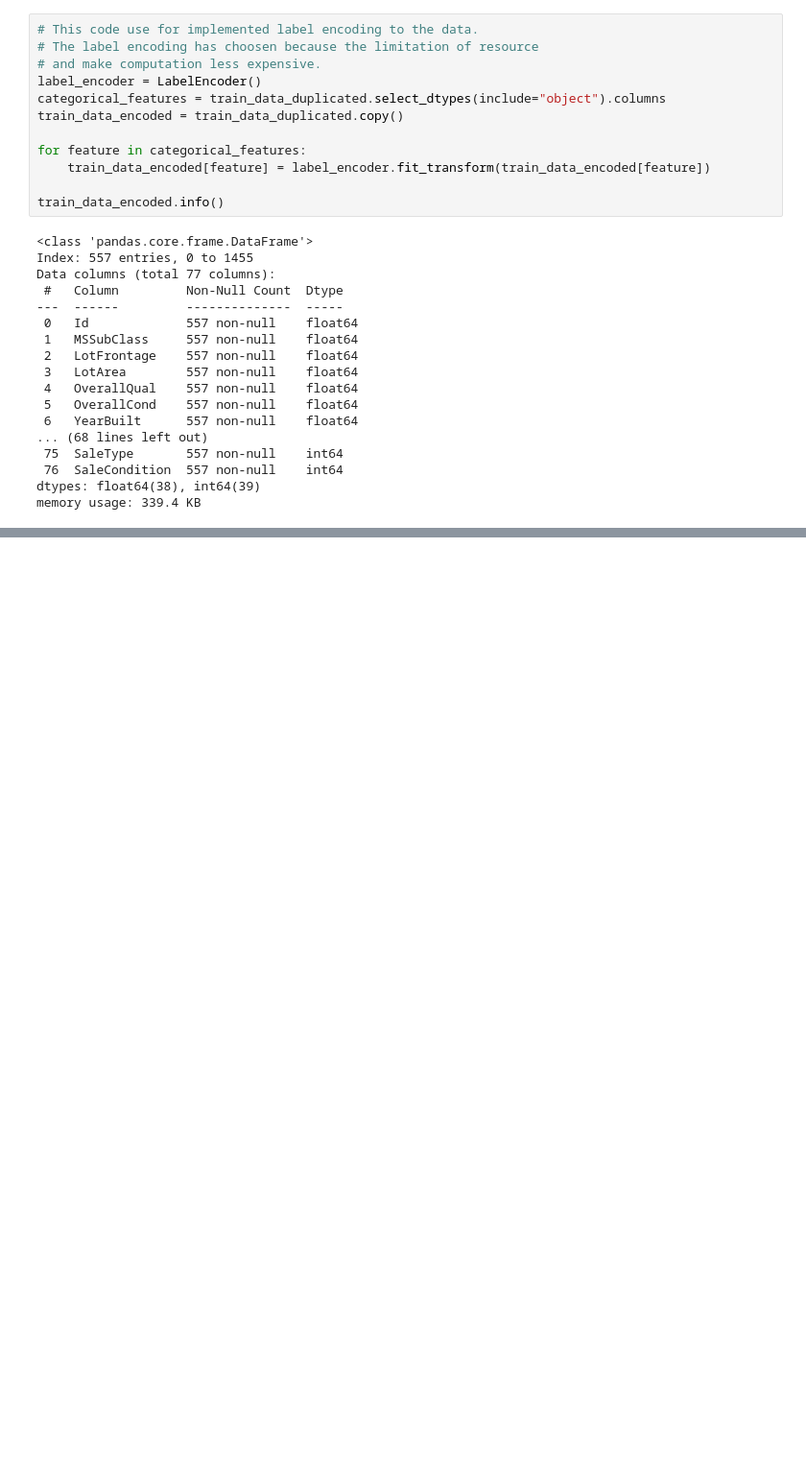
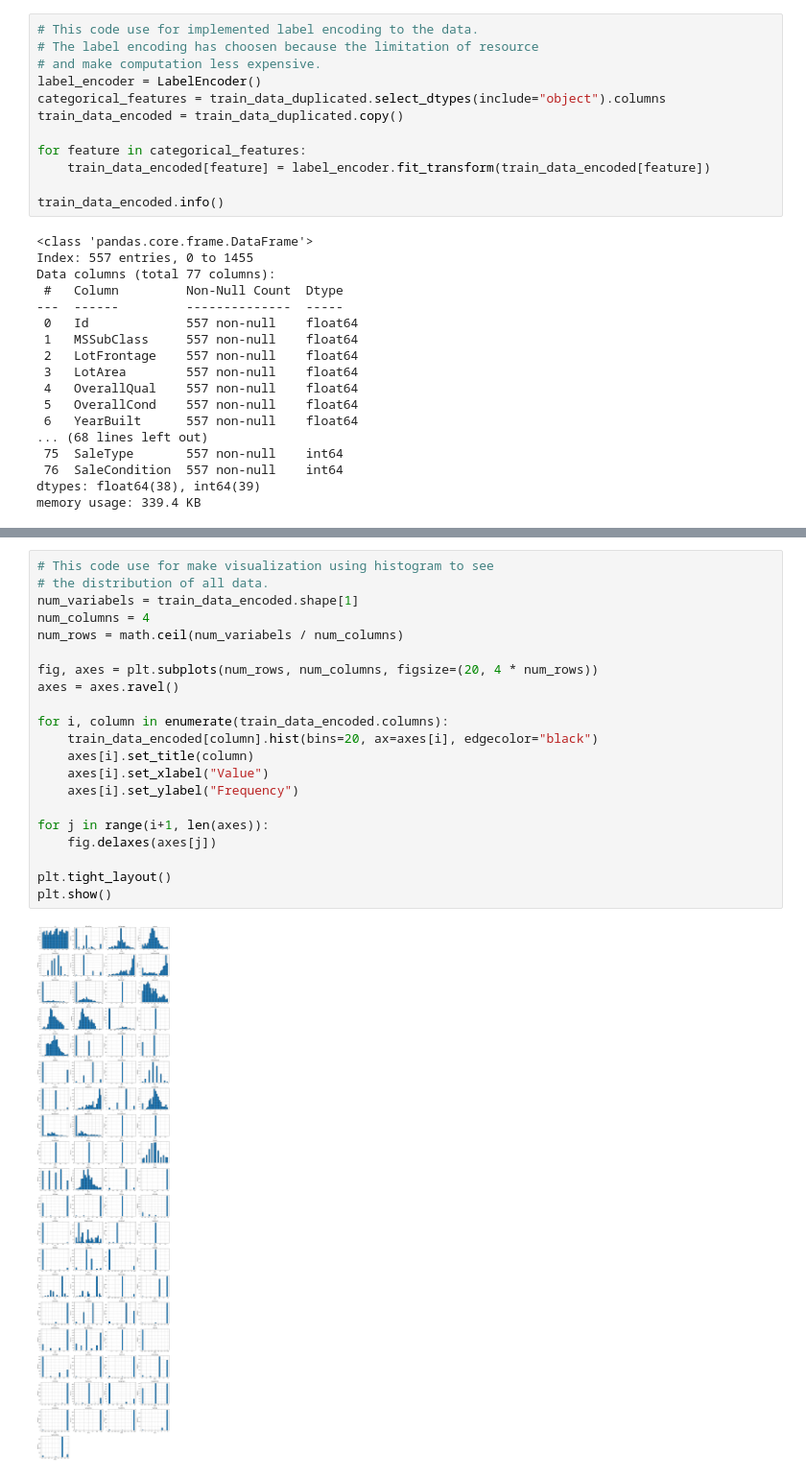
Before and after one commit to NgakanWidyasprana/regression-house-prediction, a Jupyter notebook: regression_house_price_prediction.ipynb, the cells around one changed output, grey strips where cells are left out. Shown at 96% size. Saved outputs shown, nothing was run; the diff lists cells and outputs as text; blank space fills up the shorter version.

```diff
--- a/regression_house_price_prediction.ipynb
+++ b/regression_house_price_prediction.ipynb
@@ -452,0 +505,23 @@ memory usage: 339.4 KB
+# %%
+# This code use for make visualization using histogram to see
+# the distribution of all data.
+num_variabels = train_data_encoded.shape[1]
+num_columns = 4
+num_rows = math.ceil(num_variabels / num_columns)
+
+fig, axes = plt.subplots(num_rows, num_columns, figsize=(20, 4 * num_rows))
+axes = axes.ravel()
+
+for i, column in enumerate(train_data_encoded.columns):
+    train_data_encoded[column].hist(bins=20, ax=axes[i], edgecolor="black")
+    axes[i].set_title(column)
+    axes[i].set_xlabel("Value")
+    axes[i].set_ylabel("Frequency")
+
+for j in range(i+1, len(axes)):
+    fig.delaxes(axes[j])
+
+plt.tight_layout()
+plt.show()
+# %% [output]
+[figure, added]
```
Also changed, not shown: parts of 22 cells of this notebook, 4 other files.
